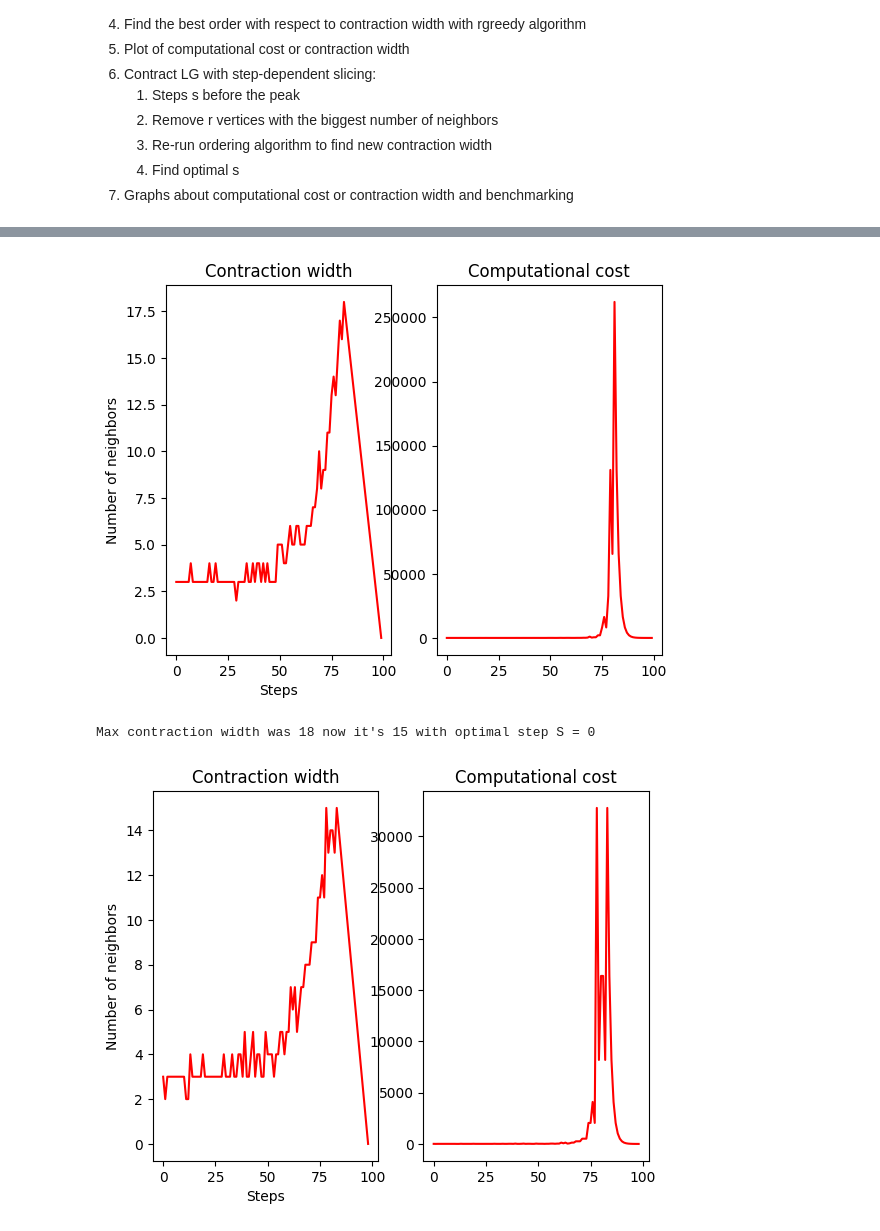
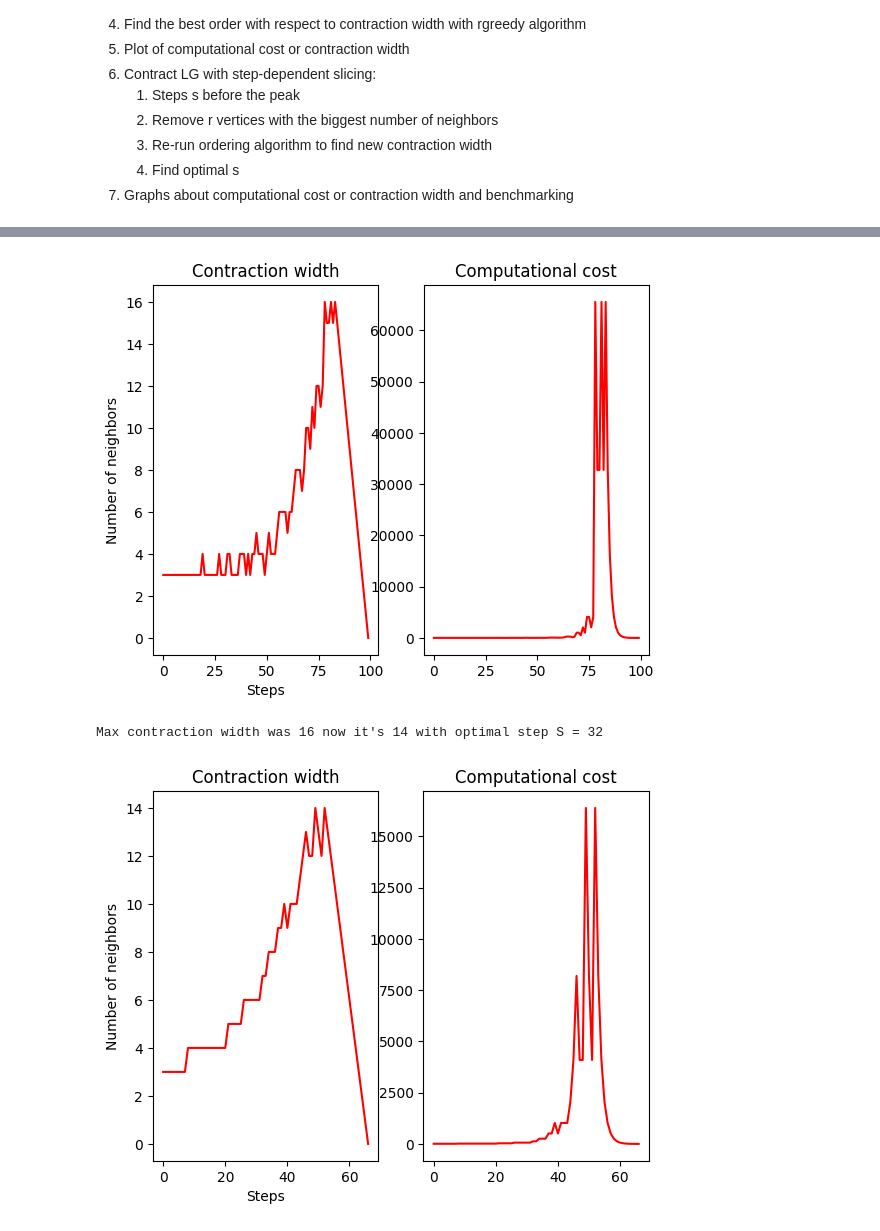
Before and after one commit to richardm1234/stepDependentSlicing_AQC, a Jupyter notebook: demo.ipynb, the cells around one changed output, grey strips where cells are left out. Drawn from its saved outputs; the diff is of its cells as text; code cells hidden in the pictures.

```diff
--- a/demo.ipynb
+++ b/demo.ipynb
@@ -15,7 +15,7 @@ Execution steps:
 import graph
 import networkx as nx
 # %%
-G = graph.createGraph(10)
+G = graph.createGraph(100)
 nx.draw(G)
 order, width, neighbors = graph.rgreedy(G, 0.5, 25)
 # %% [output]
@@ -29,11 +29,11 @@ circuit.draw('mpl')
 
 graph.plotNeighbors(neighbors)
 # %% [output]
-[figure, old version]
+[figure, new version]
 # %%
-newOrder, newCWidth, newWidths, optimalS = graph.findOptimalS(G, neighbors, order)
+newOrder, newCWidth, newWidths, optimalS, toSlice = graph.findOptimalS(G, neighbors, order)
 print(f"Max contraction width was {width} now it's {newCWidth} with optimal step S = {optimalS}")
 graph.plotNeighbors(newWidths)
 # %% [output]
-Max contraction width was 18 now it's 15 with optimal step S = 0
+Max contraction width was 16 now it's 14 with optimal step S = 32
-[figure, old version]
+[figure, new version]
```
Also changed, not shown: parts of 4 cells of this notebook, 1 other file.
